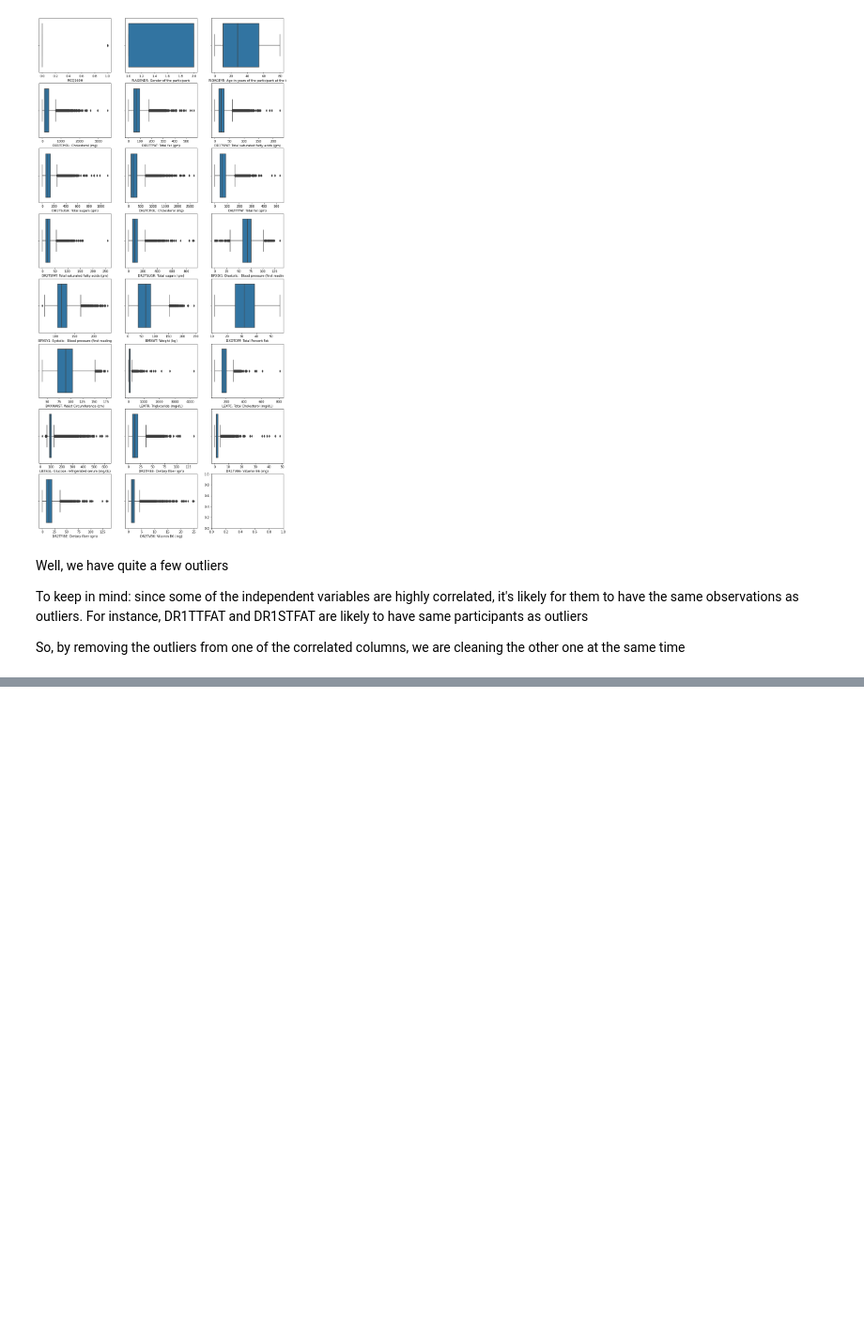
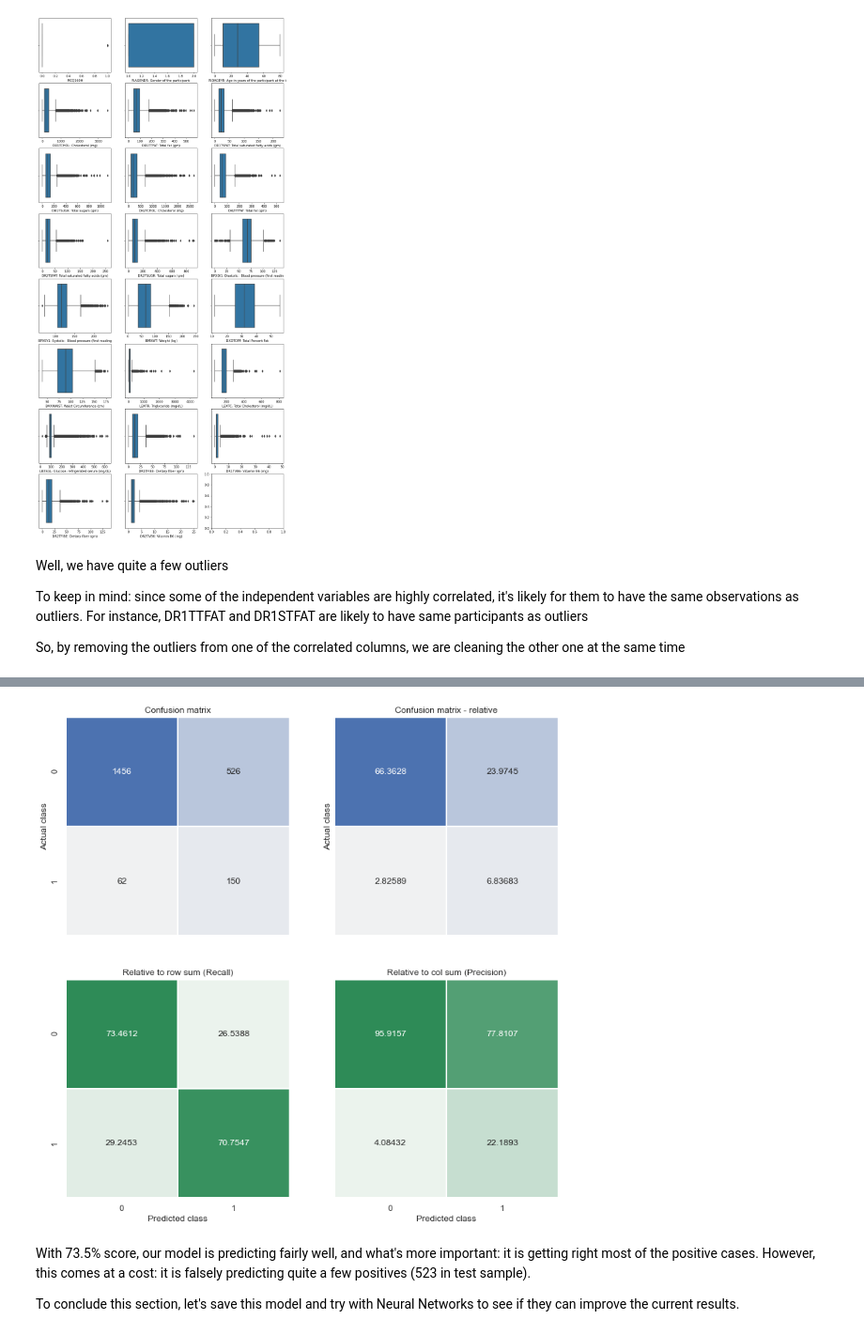
Before and after one commit to Jasc94/Projects, a Jupyter notebook: 0_Nutrition/src/main_health.ipynb, the cells around one changed output, grey strips where cells are left out. Shown: that part at 94% size. Cells and saved outputs as stored; diff of their text form; code cells hidden in the pictures; blank space fills up the shorter version.

```diff
--- a/0_Nutrition/src/main_health.ipynb
+++ b/0_Nutrition/src/main_health.ipynb
@@ -307,0 +576,11 @@ If the ratio in the outliers is below that number, it would mean that we are rem
+# %%
+# We use the plotter method "test_metrics" to see how well our model is actually doing in its predictions
+fig5 = ml_plotter.test_metrics(my_model)
+# To save the figure
+#plt.savefig(health_reports_path + "Confusion_matrix.pdf", format = "pdf")
+# %% [output]
+[figure, added]
+# %% [markdown]
+With 73.5% score, our model is predicting fairly well, and what's more important: it is getting right most of the positive cases. However, this comes at a cost: it is falsely predicting quite a few positives (523 in test sample).
+
+To conclude this section, let's save this model and try with Neural Networks to see if they can improve the current results.
```
Also changed, not shown: parts of 36 cells of this notebook, 26 other files.
